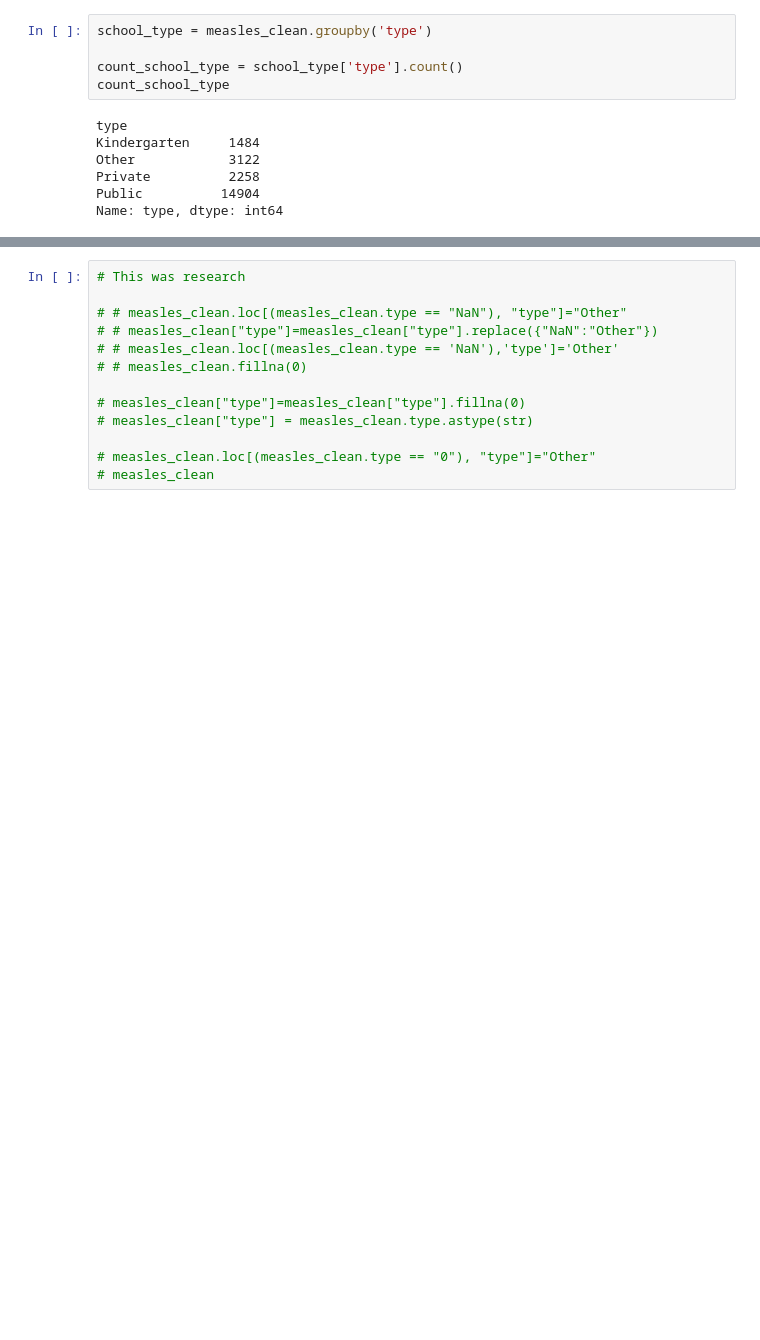
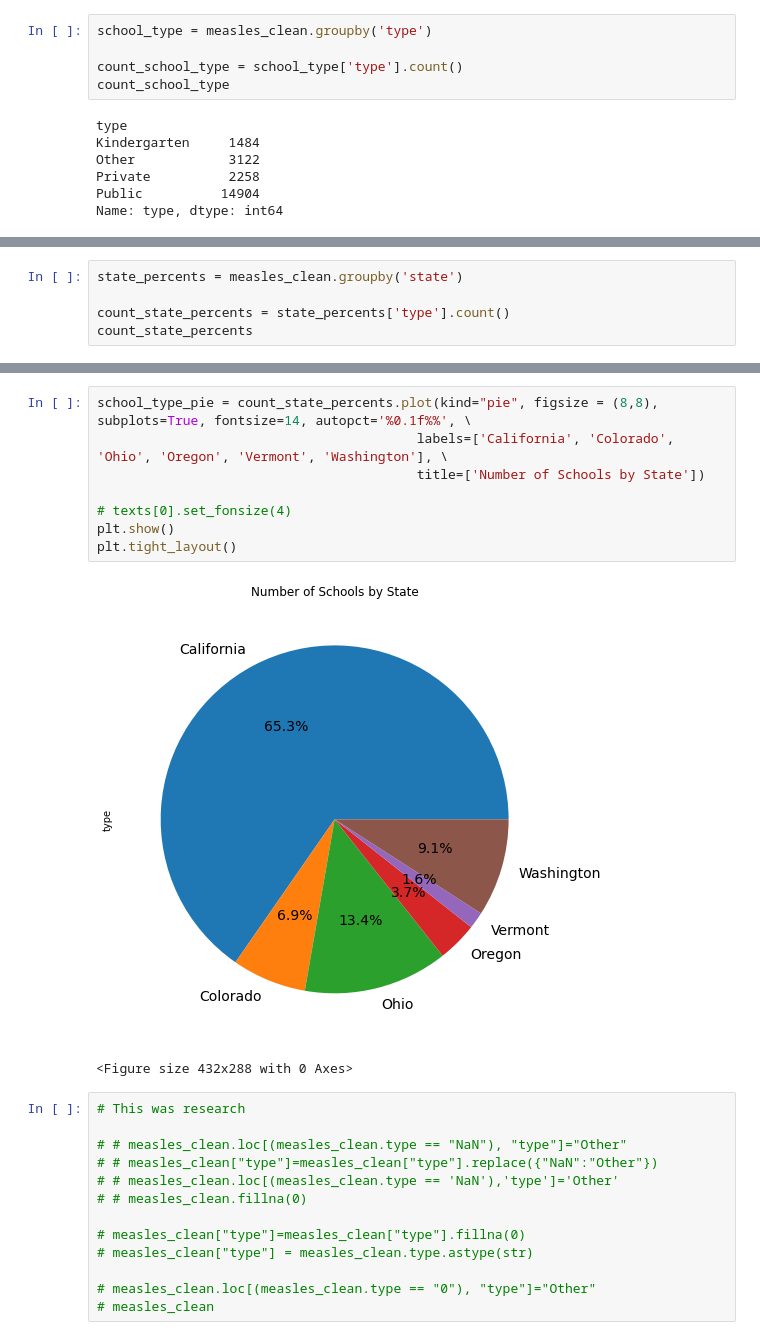
Before and after one commit to mel-c-lowe/UMN_Bootcamp_Project_One, a Jupyter notebook: MMR Vaccinations Trends.ipynb, the cells around one changed output, grey strips where cells are left out. Drawn from its saved outputs; the diff is of its cells as text; blank space fills up the shorter version.

```diff
--- a/MMR Vaccinations Trends.ipynb
+++ b/MMR Vaccinations Trends.ipynb
@@ -116,0 +114,5 @@ plt.show()
+# %%
+state_percents = measles_clean.groupby('state')
+
+count_state_percents = state_percents['type'].count()
+count_state_percents
@@ -117,3 +128,14 @@ plt.show()
+# %%
+school_type_pie = count_state_percents.plot(kind="pie", figsize = (8,8), subplots=True, fontsize=14, autopct='%0.1f%%', \
+                                         labels=['California', 'Colorado', 'Ohio', 'Oregon', 'Vermont', 'Washington'], \
+                                         title=['Number of Schools by State'])
+
+# texts[0].set_fonsize(4)
+plt.show()
+plt.tight_layout()
+# %% [output]
+[figure, added]
+<Figure size 432x288 with 0 Axes>
 # %%
 # This was research
 
```
Also changed, not shown: parts of 3 cells of this notebook.
